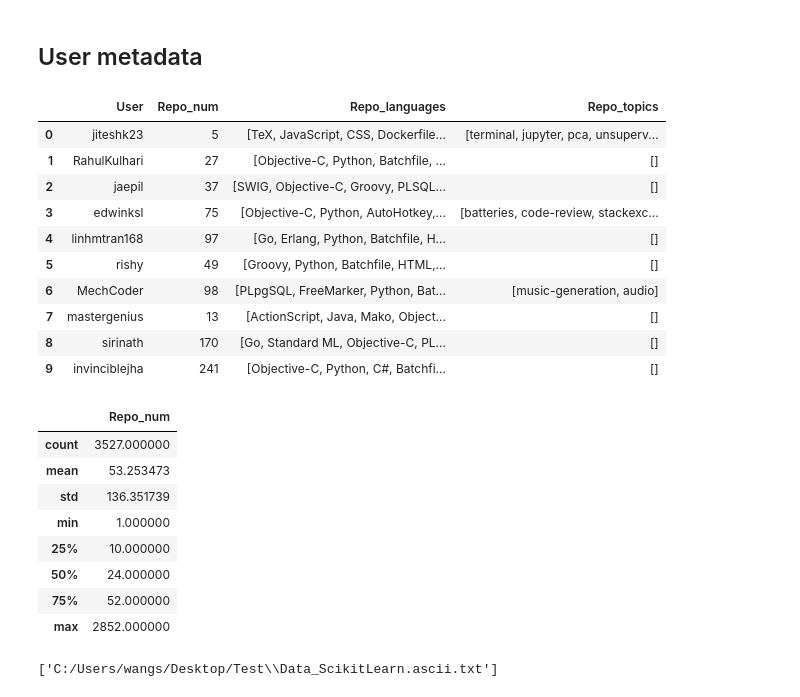
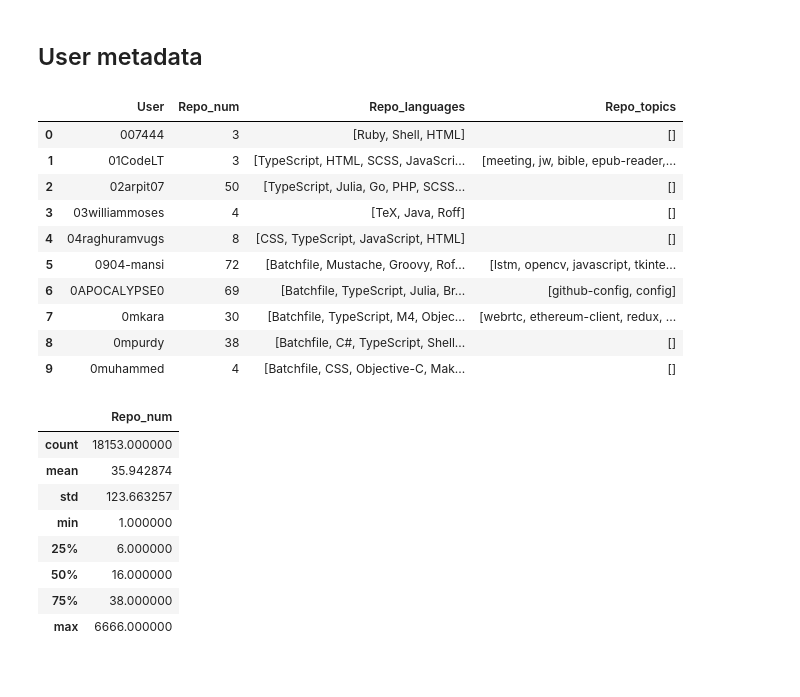
Before and after one commit to NoleWang/Respondent_Recommendation, a Jupyter notebook: Data/tools/GetRepoInfo.ipynb, the cells around one changed output. Saved outputs shown, nothing was run; the diff lists cells and outputs as text; code cells hidden in the pictures.

```diff
--- a/Data/tools/GetRepoInfo.ipynb
+++ b/Data/tools/GetRepoInfo.ipynb
@@ -467,27 +400,29 @@ df["Repo_topics"] = topics
+# %%
+df_angular = create_profile(GitHub_folder+channel2+'/')
 # %%
-df.head(10)
+df_angular.head(10)
 # %% [output]
 |  | User | Repo_num | Repo_languages | Repo_topics |
-| 0 | jiteshk23 | 5 | [TeX, JavaScript, CSS, Dockerfile... | [terminal, jupyter, pca, unsuperv... |
-| 1 | RahulKulhari | 27 | [Objective-C, Python, Batchfile, ... | [] |
-| 2 | jaepil | 37 | [SWIG, Objective-C, Groovy, PLSQL... | [] |
-| 3 | edwinksl | 75 | [Objective-C, Python, AutoHotkey,... | [batteries, code-review, stackexc... |
-| 4 | linhmtran168 | 97 | [Go, Erlang, Python, Batchfile, H... | [] |
-| 5 | rishy | 49 | [Groovy, Python, Batchfile, HTML,... | [] |
-| 6 | MechCoder | 98 | [PLpgSQL, FreeMarker, Python, Bat... | [music-generation, audio] |
-| 7 | mastergenius | 13 | [ActionScript, Java, Mako, Object... | [] |
-| 8 | sirinath | 170 | [Go, Standard ML, Objective-C, PL... | [] |
-| 9 | invinciblejha | 241 | [Objective-C, Python, C#, Batchfi... | [] |
+| 0 | 007444 | 3 | [Ruby, Shell, HTML] | [] |
+| 1 | 01CodeLT | 3 | [TypeScript, HTML, SCSS, JavaScri... | [meeting, jw, bible, epub-reader,... |
+| 2 | 02arpit07 | 50 | [TypeScript, Julia, Go, PHP, SCSS... | [] |
+| 3 | 03williammoses | 4 | [TeX, Java, Roff] | [] |
+| 4 | 04raghuramvugs | 8 | [CSS, TypeScript, JavaScript, HTML] | [] |
+| 5 | 0904-mansi | 72 | [Batchfile, Mustache, Groovy, Rof... | [lstm, opencv, javascript, tkinte... |
+| 6 | 0APOCALYPSE0 | 69 | [Batchfile, TypeScript, Julia, Br... | [github-config, config] |
+| 7 | 0mkara | 30 | [Batchfile, TypeScript, M4, Objec... | [webrtc, ethereum-client, redux, ... |
+| 8 | 0mpurdy | 38 | [Batchfile, C#, TypeScript, Shell... | [] |
+| 9 | 0muhammed | 4 | [Batchfile, CSS, Objective-C, Mak... | [] |
 # %%
-df.describe()
+df_angular.describe()
 # %% [output]
 |  | Repo_num |
-| count | 3527.000000 |
-| mean | 53.253473 |
-| std | 136.351739 |
+| count | 18153.000000 |
+| mean | 35.942874 |
+| std | 123.663257 |
 | min | 1.000000 |
-| 25% | 10.000000 |
-| 50% | 24.000000 |
-| 75% | 52.000000 |
-| max | 2852.000000 |
+| 25% | 6.000000 |
+| 50% | 16.000000 |
+| 75% | 38.000000 |
+| max | 6666.000000 |
 # %%
@@ -497,4 +429,0 @@ filenames = glob.glob(r"C:/Users/wangs/Desktop/Test/*ascii*")
-# %%
-filenames
-# %% [output]
-['C:/Users/wangs/Desktop/Test\\Data_ScikitLearn.ascii.txt']
```
Also changed, not shown: parts of 15 cells of this notebook.
